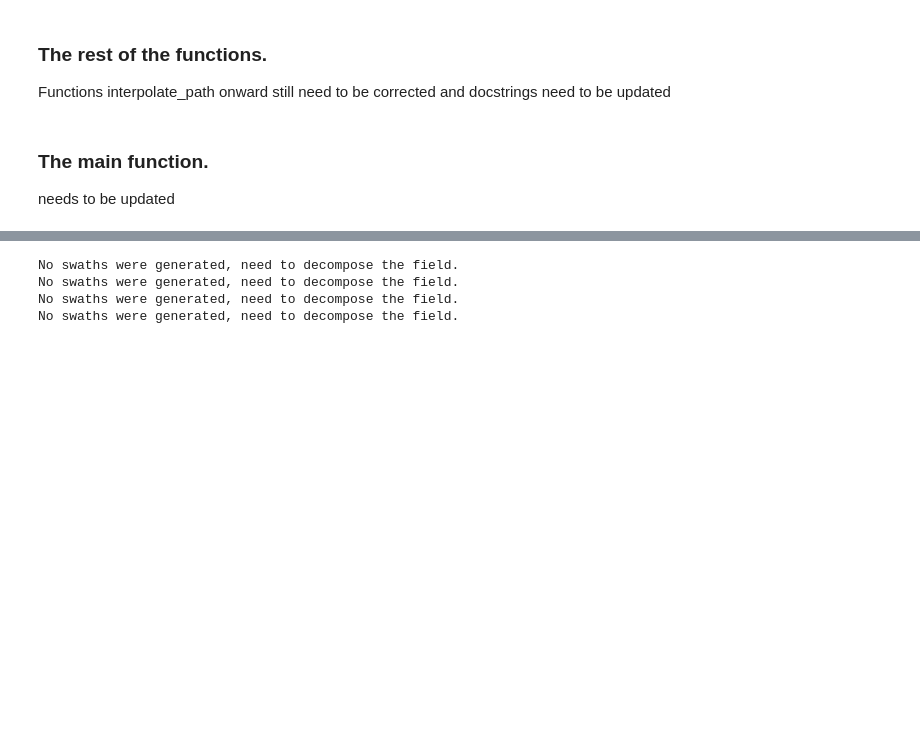
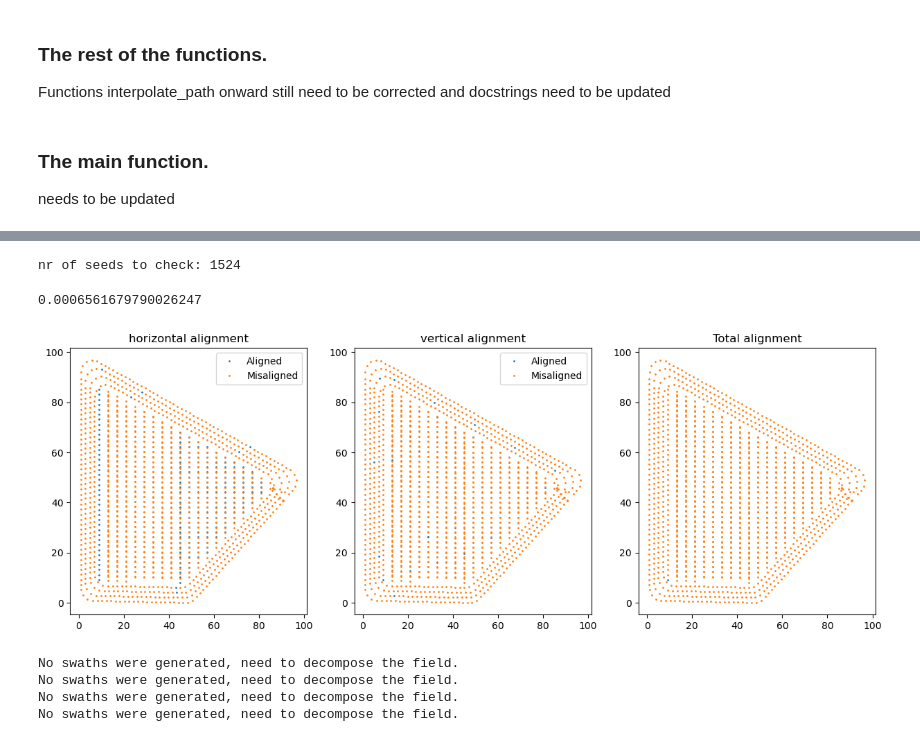
Before and after one commit to NickBak08/AgricultureRobotics, a Jupyter notebook: PathPlanning/cleanedup.ipynb, the cells around one changed output, grey strips where cells are left out. Saved outputs shown, nothing was run; the diff lists cells and outputs as text; code cells hidden in the pictures; blank space fills up the shorter version.

```diff
--- a/PathPlanning/cleanedup.ipynb
+++ b/PathPlanning/cleanedup.ipynb
@@ -541,3 +611,53 @@ No swaths were generated, need to decompose the field.
+# %%
+def check_alignment(sp,grid_hor,grid_ver,seed_count,margin = 0.01,full_score = False):
+    if full_score:
+        index_seeds_to_check = np.arange(0,len(sp.geoms))
+    else:
+        index_seeds_to_check = np.arange(0,len(sp.geoms),seed_count)
+    print('nr of seeds to check: {}'.format(len(index_seeds_to_check)))
+    seeds_to_check = [seed for index,seed in enumerate(sp.geoms) if index in index_seeds_to_check]
+    hor_aligned = [grid_hor.intersects(seed.buffer(margin)) for seed in seeds_to_check]
+    ver_aligned = [grid_ver.intersects(seed.buffer(margin)) for seed in seeds_to_check]
+    results = [hor_aligned[i] and ver_aligned[i] for i in range(len(hor_aligned))]
+    sp_df = gpd.GeoSeries(sp).get_coordinates().iloc[index_seeds_to_check]
+
+    sp_df['on_grid_ver'] = hor_aligned
+    sp_df['on_grid_hor'] = ver_aligned
+    sp_df['on_grid'] = results
+    # a['on grid int'] = a['on grid'].astype(float)
+    fig, ax = plt.subplots(1,3,figsize = (15,5))
+    for (v,c) in [(True,'b'),(False,'r')]:
+        ax[0].plot(sp_df.x[sp_df.on_grid_hor == v],sp_df.y[sp_df.on_grid_hor == v],'o',markersize = 1)
+    # ax[0].set_xlim([250,620])
+    # ax[0].set_ylim([00,600])
+    ax[0].legend(['Aligned', 'Misaligned'])
+    for (v,c) in [(True,'b'),(False,'r')]:
+        ax[1].plot(sp_df.x[sp_df.on_grid_ver == v],sp_df.y[sp_df.on_grid_ver == v],'o',markersize = 1)
+    # ax[1].set_xlim([250,620])
+    # ax[1].set_ylim([00,600])
+    ax[1].legend(['Aligned', 'Misaligned'])
+    for (v,c) in [(True,'b'),(False,'r')]:
+        ax[2].plot(sp_df.x[sp_df.on_grid == v],sp_df.y[sp_df.on_grid == v],'o',markersize = 1)
+    # ax[2].set_xlim([250,620])
+    # ax[2].set_ylim([00,600])
+    ax[1].legend(['Aligned', 'Misaligned'])
+
+    ax[0].set_title('horizontal alignment')
+    ax[1].set_title('vertical alignment')
+    ax[2].set_title('Total alignment')
+
+
+    score = sum(results)/len(hor_aligned)
+    return score
+
+# sp_grid_prep = shapely.prepared.prep(sp)
+grid_hor_prepped = shapely.prepared.prep(grid_hor)
+grid_ver_prepped = shapely.prepared.prep(grid_ver)
+check_alignment(sp,grid_hor_prepped,grid_ver_prepped,seed_count)
+# %% [output]
+nr of seeds to check: 1524
+0.0006561679790026247
+[figure, added]
 # %%
 data_path ="./data/field_geometry/test_4.json"
 turn_radius = 3
```
Also changed, not shown: parts of 5 cells of this notebook.
